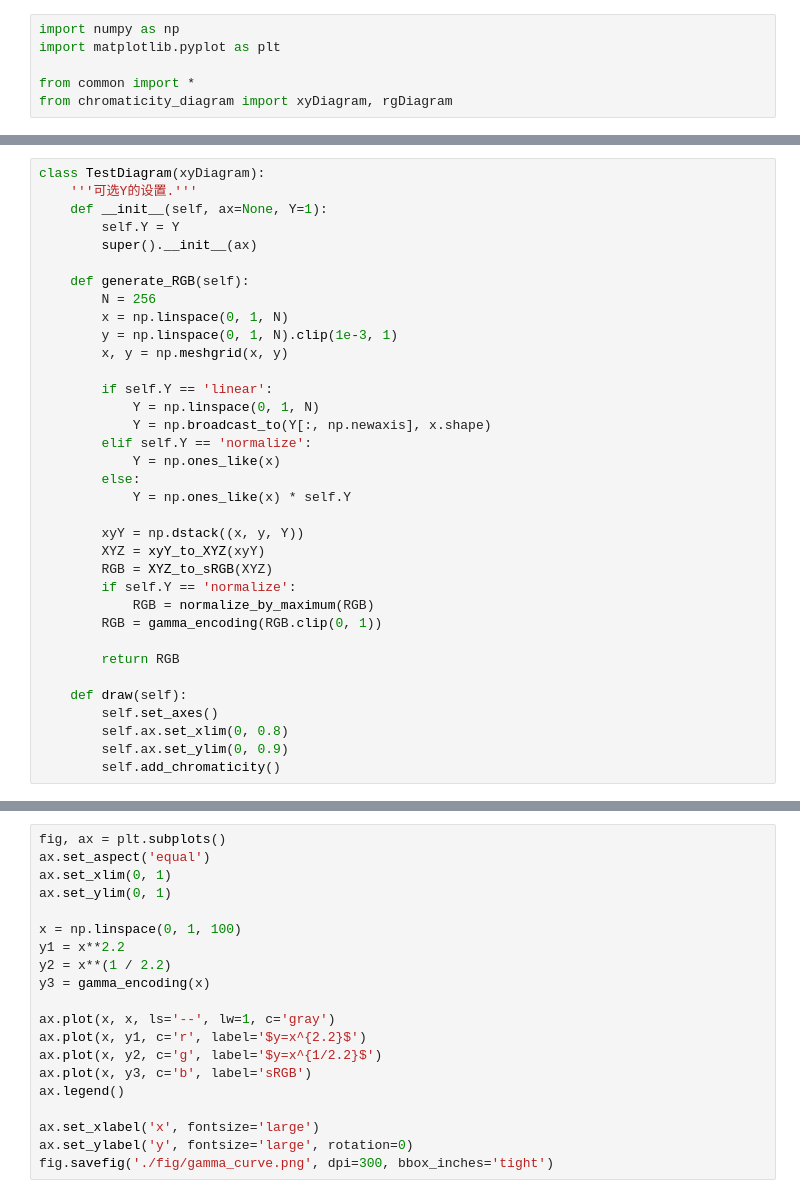
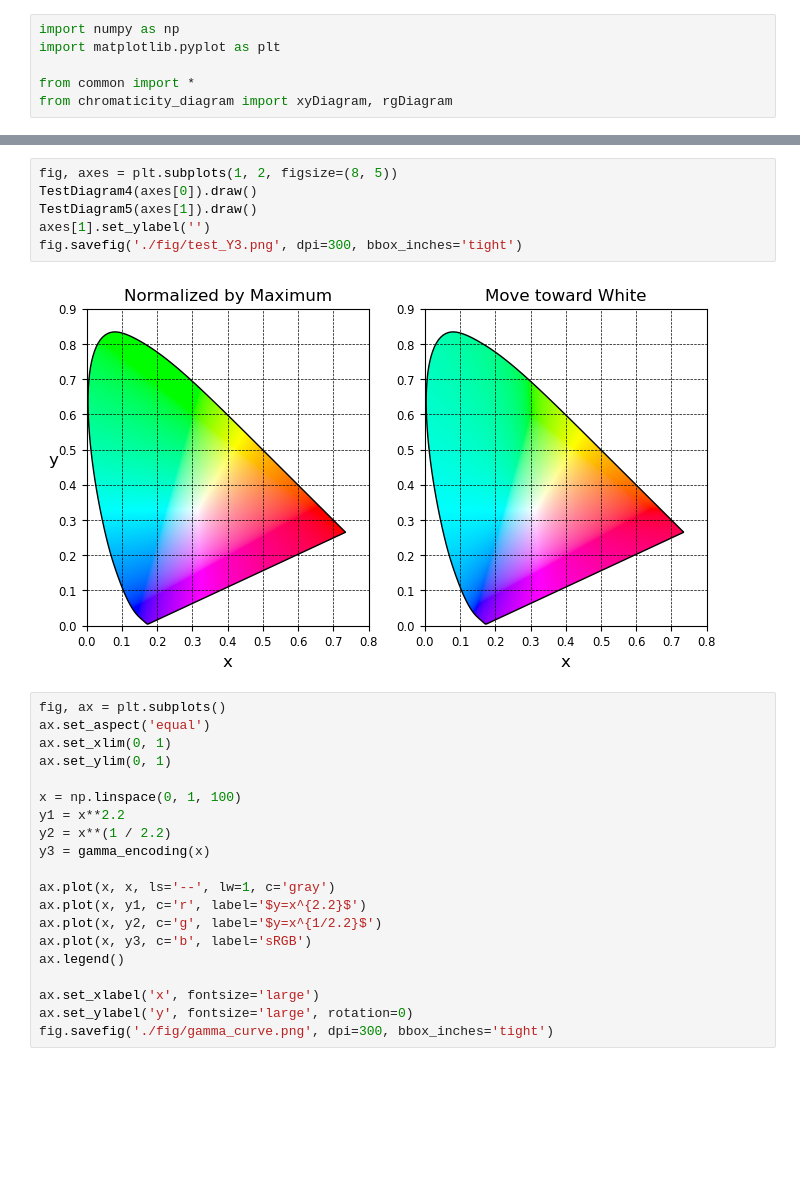
Before and after one commit to ZhaJiMan/do_color, a Jupyter notebook: 01_chromaticity_diagram.ipynb, the cells around one changed output, grey strips where cells are left out. Drawn from its saved outputs; the diff is of its cells as text; blank space fills up the shorter version.

```diff
--- a/01_chromaticity_diagram.ipynb
+++ b/01_chromaticity_diagram.ipynb
@@ -19,35 +18,0 @@ rg_diagram.save_fig('./fig/rg_chromaticity_diagram.png')
-# %%
-class TestDiagram(xyDiagram):
-    '''可选Y的设置.'''
-    def __init__(self, ax=None, Y=1):
-        self.Y = Y
-        super().__init__(ax)
-
-    def generate_RGB(self):
-        N = 256
-        x = np.linspace(0, 1, N)
-        y = np.linspace(0, 1, N).clip(1e-3, 1)
-        x, y = np.meshgrid(x, y)
-
-        if self.Y == 'linear':
-            Y = np.linspace(0, 1, N)
-            Y = np.broadcast_to(Y[:, np.newaxis], x.shape)
-        elif self.Y == 'normalize':
-            Y = np.ones_like(x)
-        else:
-            Y = np.ones_like(x) * self.Y
-
-        xyY = np.dstack((x, y, Y))
-        XYZ = xyY_to_XYZ(xyY)
-        RGB = XYZ_to_sRGB(XYZ)
-        if self.Y == 'normalize':
-            RGB = normalize_by_maximum(RGB)
-        RGB = gamma_encoding(RGB.clip(0, 1))
-
-        return RGB
-
-    def draw(self):
-        self.set_axes()
-        self.ax.set_xlim(0, 0.8)
-        self.ax.set_ylim(0, 0.9)
-        self.add_chromaticity()
@@ -71,6 +109,14 @@ axes[1].set_title('Normalized by Maximum')
 fig.savefig('./fig/test_Y2.png', dpi=300, bbox_inches='tight')
 # %% [output]
 [figure]
+# %%
+fig, axes = plt.subplots(1, 2, figsize=(8, 5))
+TestDiagram4(axes[0]).draw()
+TestDiagram5(axes[1]).draw()
+axes[1].set_ylabel('')
+fig.savefig('./fig/test_Y3.png', dpi=300, bbox_inches='tight')
+# %% [output]
+[figure, added]
 # %%
 fig, ax = plt.subplots()
 ax.set_aspect('equal')
```
Also changed, not shown: parts of 5 cells of this notebook, 17 other files.
